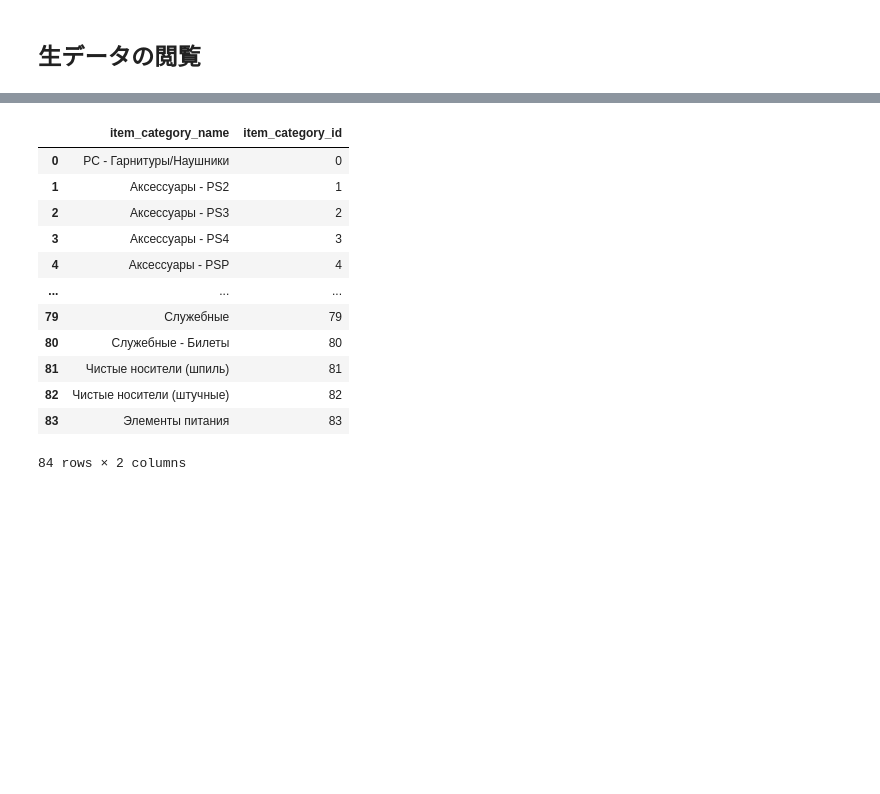
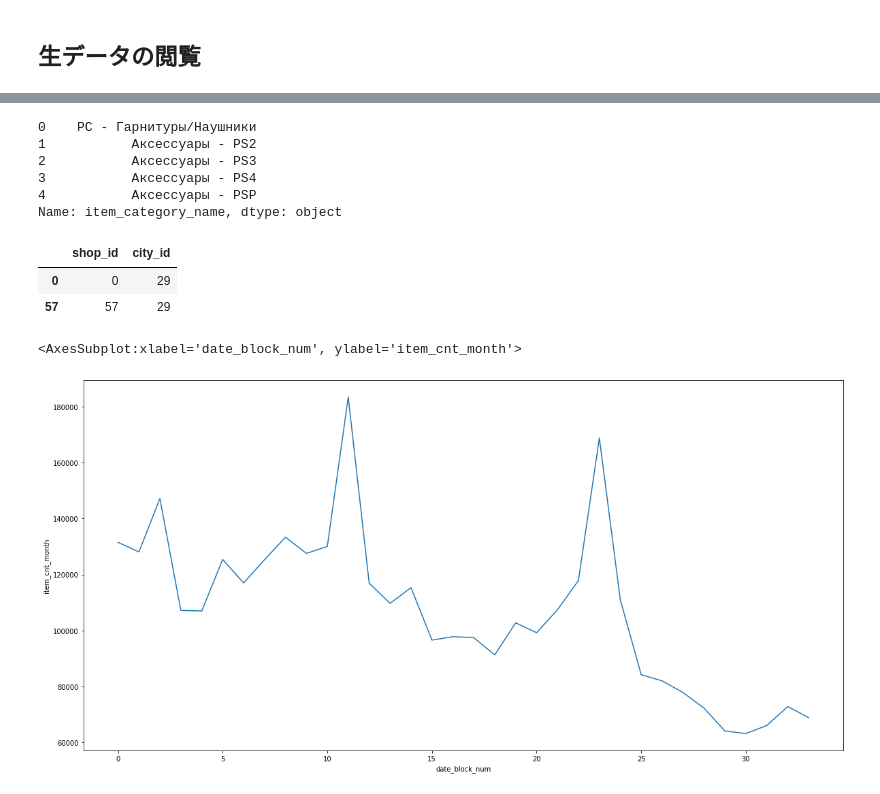
Before and after one commit to YMyuhei/FeaturePrediction_Kaggle, a Jupyter notebook: test-takahashi-matsunari-ver.ipynb, the cells around one changed output, grey strips where cells are left out. Cells and saved outputs as stored; diff of their text form; code cells hidden in the pictures; blank space fills up the shorter version.

Commit message:
Kaggle Notebook | test-takahashi(Matsunari.ver) | Version 6

```diff
--- a/test-takahashi-matsunari-ver.ipynb
+++ b/test-takahashi-matsunari-ver.ipynb
@@ -80,16 +55,11 @@ items.head(100)
-# %%
-item_cats.head(100)
-# %% [output]
-|  | item_category_name | item_category_id |
-| 0 | PC - Гарнитуры/Наушники | 0 |
-| 1 | Аксессуары - PS2 | 1 |
-| 2 | Аксессуары - PS3 | 2 |
-| 3 | Аксессуары - PS4 | 3 |
-| 4 | Аксессуары - PSP | 4 |
-| ... | ... | ... |
-| 79 | Служебные | 79 |
-| 80 | Служебные - Билеты | 80 |
-| 81 | Чистые носители (шпиль) | 81 |
-| 82 | Чистые носители (штучные) | 82 |
-| 83 | Элементы питания | 83 |
-84 rows × 2 columns
+# %%
+day_train_data.drop('date', axis=1, inplace=True)
+# %%
+item_categories['item_category_name'].head()
+# %% [output]
+0    PC - Гарнитуры/Наушники
+1           Аксессуары - PS2
+2           Аксессуары - PS3
+3           Аксессуары - PS4
+4           Аксессуары - PSP
+Name: item_category_name, dtype: object
@@ -95,0 +92,24 @@ item_cats.head(100)
+# %%
+shops[(shops['shop_id'] == 0) | (shops['shop_id'] == 57)]
+# %% [output]
+|  | shop_id | city_id |
+| 0 | 0 | 29 |
+| 57 | 57 | 29 |
+# %%
+# shop_idの修正
+day_train_data.loc[day_train_data['shop_id'] == 0, 'shop_id'] = 57
+month_test_data.loc[month_test_data['shop_id'] == 0, 'shop_id'] = 57
+
+day_train_data.loc[day_train_data['shop_id'] == 1, 'shop_id'] = 58
+month_test_data.loc[month_test_data['shop_id'] == 1, 'shop_id'] = 58
+
+day_train_data.loc[day_train_data['shop_id'] == 10, 'shop_id'] = 11
+month_test_data.loc[month_test_data['shop_id'] == 10, 'shop_id'] = 11
+# %%
+# 外れ値の削除
+day_train_data.drop(day_train_data[day_train_data['item_price'] >= 100000].index, inplace=True)
+day_train_data.drop(day_train_data[day_train_data['item_cnt_day'] > 1000].index, inplace=True)
+
+# item_priceのエラー値を修正
+median = day_train_data[(day_train_data['date_block_num'] == 4) & (day_train_data['shop_id'] == 32) & (day_train_data['item_id'] == 2973) & (day_train_data['item_price'] >= 0)]['item_price'].median()
+day_train_data.loc[day_train_data['item_price'] < 0, 'item_price'] = median
@@ -95,0 +146,17 @@ item_cats.head(100)
+# %%
+# item_sales_dayの作成
+day_train_data['item_sales_day'] = day_train_data['item_price'] * day_train_data['item_cnt_day']
+
+# item_cnt_monthの作成とmerge
+merge_data = day_train_data.groupby(['date_block_num', 'shop_id', 'item_id'], as_index=False)['item_cnt_day'].agg('sum').rename(columns={'item_cnt_day': 'item_cnt_month'})
+
+data_set = pd.merge(data_set, merge_data, on=cols, how='left')
+data_set['item_cnt_month'] = data_set['item_cnt_month'].fillna(0).clip(0, 20)
+# %%
+plot_data = day_train_data.groupby(['date_block_num'], as_index=False)['item_cnt_day'].agg('sum').rename(columns={'item_cnt_day': 'item_cnt_month'})
+
+plt.figure(figsize=(20, 10))
+sns.lineplot(data=plot_data, x='date_block_num', y='item_cnt_month')
+# %% [output]
+<AxesSubplot:xlabel='date_block_num', ylabel='item_cnt_month'>
+[figure, added]
```
Also changed, not shown: parts of 24 cells of this notebook.
